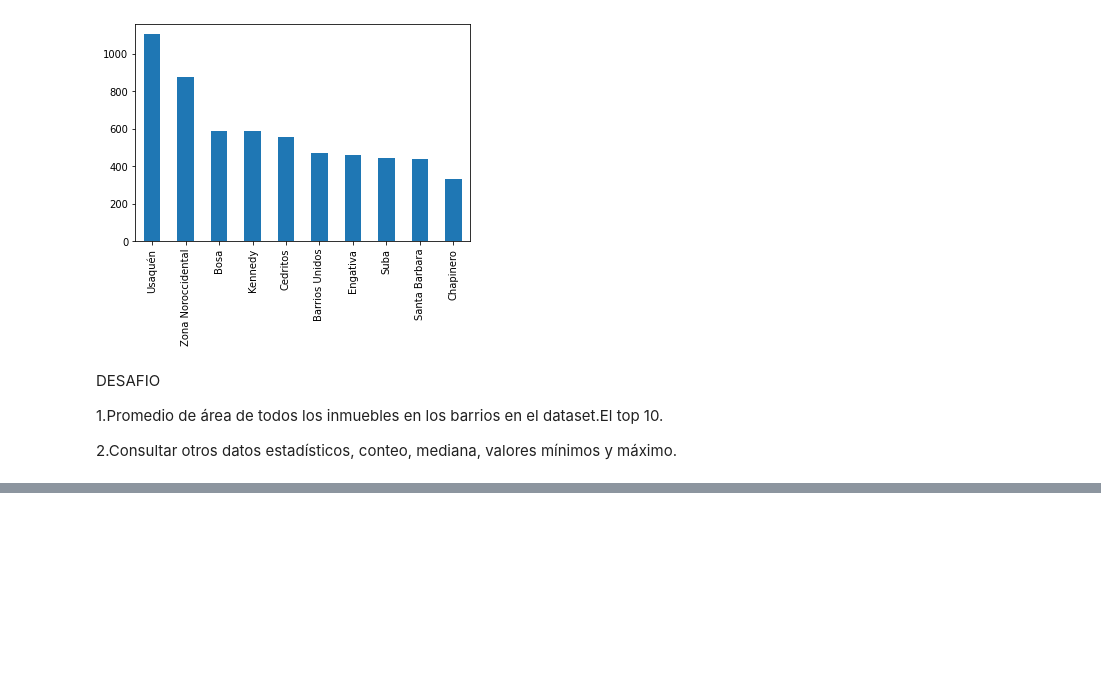
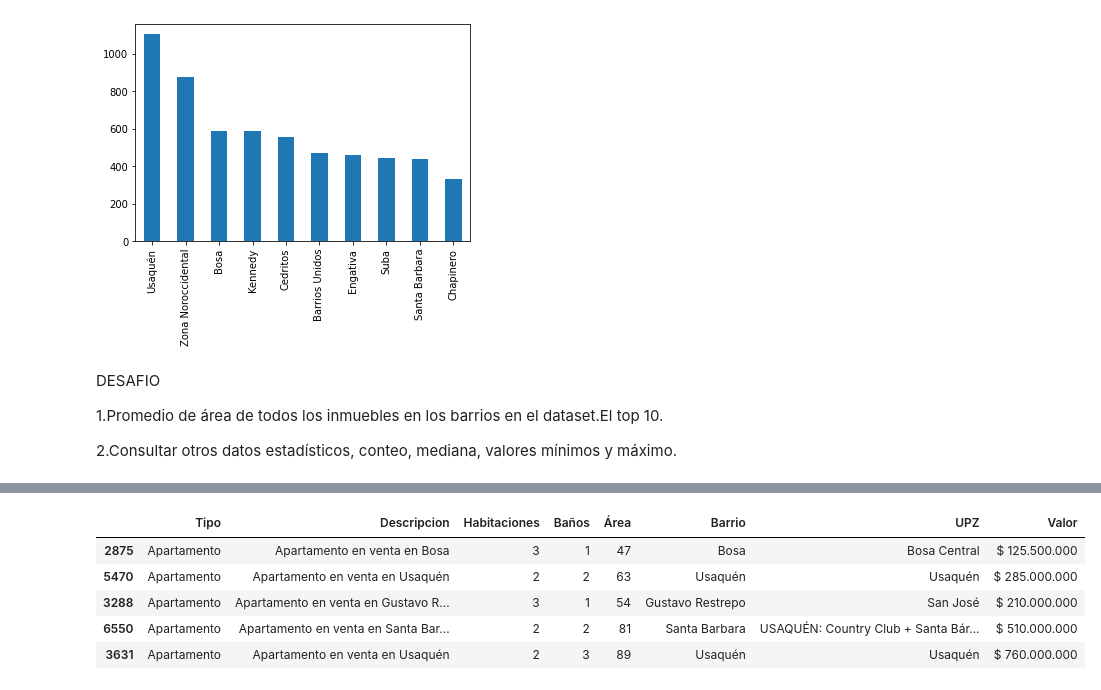
Before and after one commit to Maju0717/C--Pr-cticas, a Jupyter notebook: INMERSION_DATOS_AULA_1.ipynb, the cells around one changed output, grey strips where cells are left out. Cells and saved outputs as stored; diff of their text form; code cells hidden in the pictures; blank space fills up the shorter version.

```diff
--- a/INMERSION_DATOS_AULA_1.ipynb
+++ b/INMERSION_DATOS_AULA_1.ipynb
@@ -246,0 +339,9 @@ DESAFIO
+# %%
+inmuebles.sample(5)
+# %% [output]
+|  | Tipo | Descripcion | Habitaciones | Baños | Área | Barrio | UPZ | Valor |
+| 2875 | Apartamento | Apartamento en venta en Bosa | 3 | 1 | 47 | Bosa | Bosa Central | $ 125.500.000 |
+| 5470 | Apartamento | Apartamento en venta en Usaquén | 2 | 2 | 63 | Usaquén | Usaquén | $ 285.000.000 |
+| 3288 | Apartamento | Apartamento en venta en Gustavo R... | 3 | 1 | 54 | Gustavo Restrepo | San José | $ 210.000.000 |
+| 6550 | Apartamento | Apartamento en venta en Santa Bar... | 2 | 2 | 81 | Santa Barbara | USAQUÉN: Country Club + Santa Bár... | $ 510.000.000 |
+| 3631 | Apartamento | Apartamento en venta en Usaquén | 2 | 3 | 89 | Usaquén | Usaquén | $ 760.000.000 |
```
Also changed, not shown: parts of 31 cells of this notebook.
